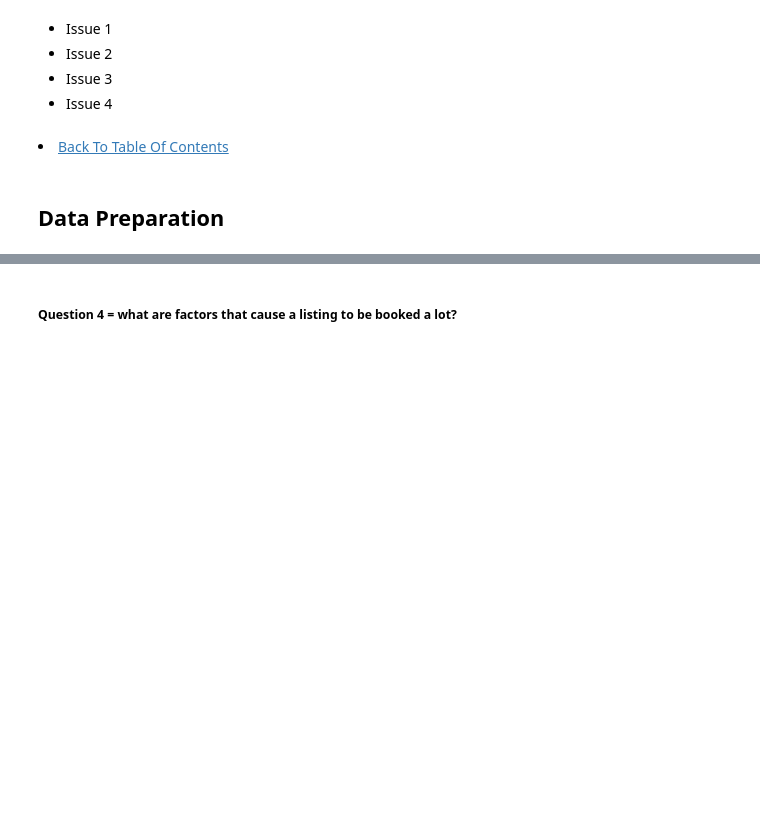
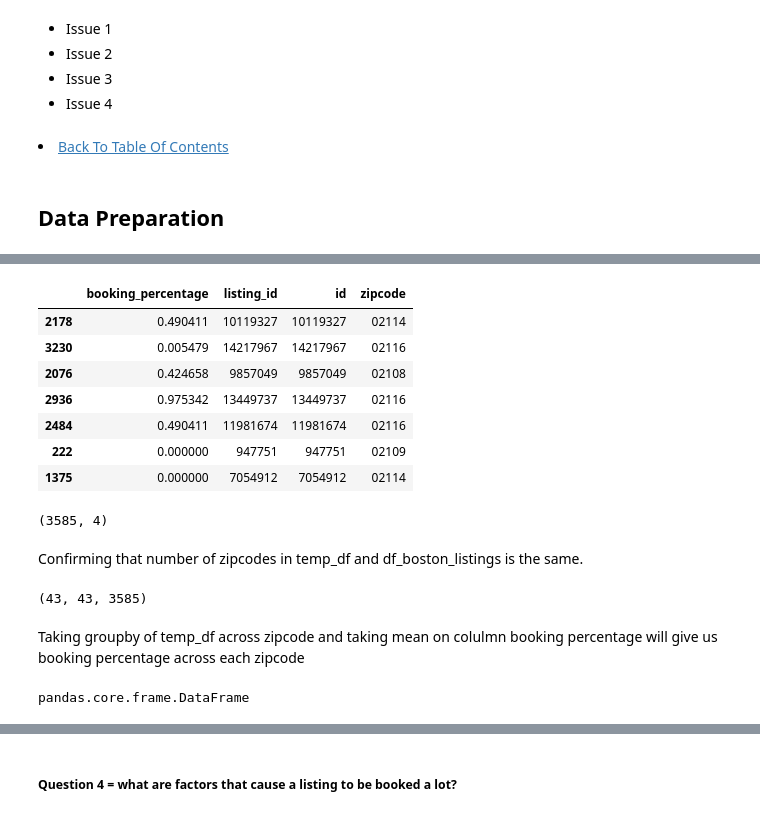
Before and after one commit to sdaphtardar/airbnb_dataset_analysis, a Jupyter notebook: AirBnB_Data_Analysis.ipynb, the cells around one changed output, grey strips where cells are left out. Cells and saved outputs as stored; diff of their text form; code cells hidden in the pictures; blank space fills up the shorter version.

```diff
--- a/AirBnB_Data_Analysis.ipynb
+++ b/AirBnB_Data_Analysis.ipynb
@@ -425,0 +651,2 @@ df_name.info()
+# %%
+temp_df['booking_percentage'] = df_boston_calendar.groupby(['listing_id'])['available'].mean()
@@ -425,0 +661,2 @@ df_name.info()
+# %%
+temp_df['listing_id']=temp_df.index
@@ -425,0 +677,27 @@ df_name.info()
+# %%
+temp_df.reset_index(drop=True, inplace=True)
+# %%
+temp_df = temp_df.merge (df_boston_listings[['id','zipcode']], left_on='listing_id', right_on='id')
+# %%
+temp_df.sample(7)
+# %% [output]
+|  | booking_percentage | listing_id | id | zipcode |
+| 2178 | 0.490411 | 10119327 | 10119327 | 02114 |
+| 3230 | 0.005479 | 14217967 | 14217967 | 02116 |
+| 2076 | 0.424658 | 9857049 | 9857049 | 02108 |
+| 2936 | 0.975342 | 13449737 | 13449737 | 02116 |
+| 2484 | 0.490411 | 11981674 | 11981674 | 02116 |
+| 222 | 0.000000 | 947751 | 947751 | 02109 |
+| 1375 | 0.000000 | 7054912 | 7054912 | 02114 |
+# %%
+temp_df.shape
+# %% [output]
+(3585, 4)
+# %% [markdown]
+Confirming that number of zipcodes in temp_df and df_boston_listings is the same.
+# %%
+temp_df.zipcode.nunique(), df_boston_listings.zipcode.nunique(), temp_df.listing_id.nunique()
+# %% [output]
+(43, 43, 3585)
+# %% [markdown]
+Taking groupby of temp_df across zipcode and taking mean on colulmn booking percentage will give us booking percentage across each zipcode
@@ -425,0 +706,4 @@ df_name.info()
+# %%
+type(df_zipcode_details)
+# %% [output]
+pandas.core.frame.DataFrame
```
Also changed, not shown: parts of 126 cells of this notebook.
